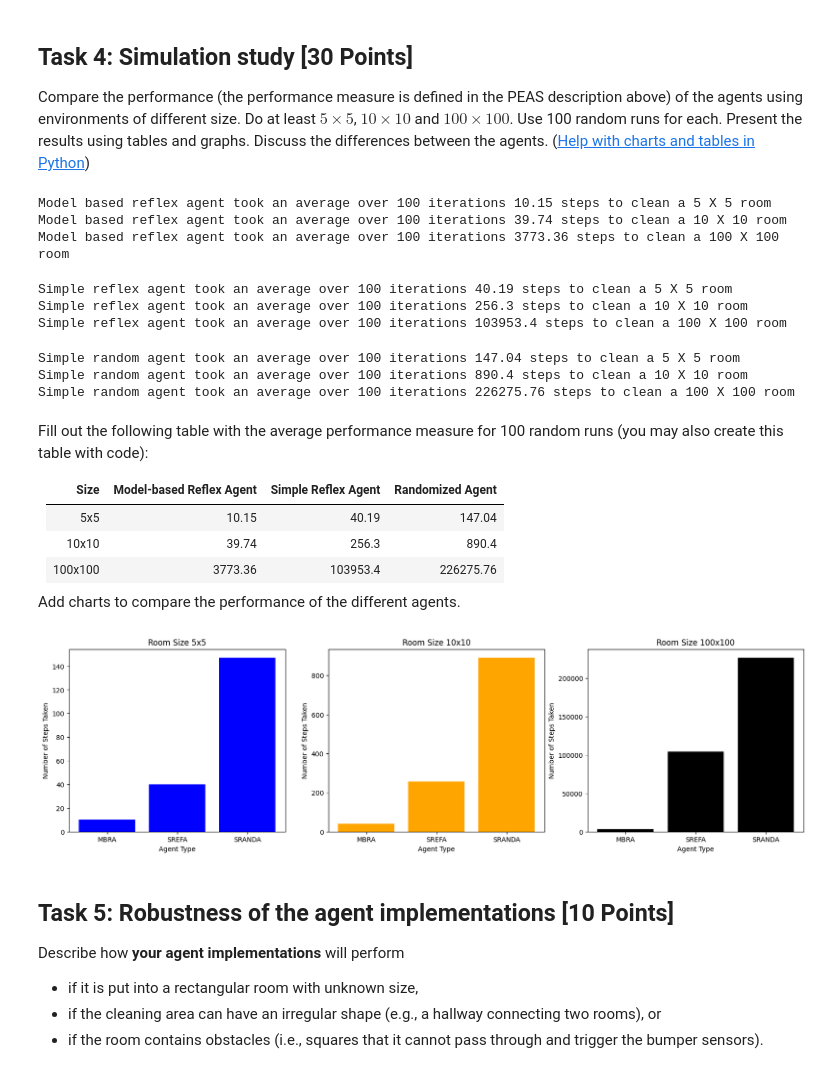
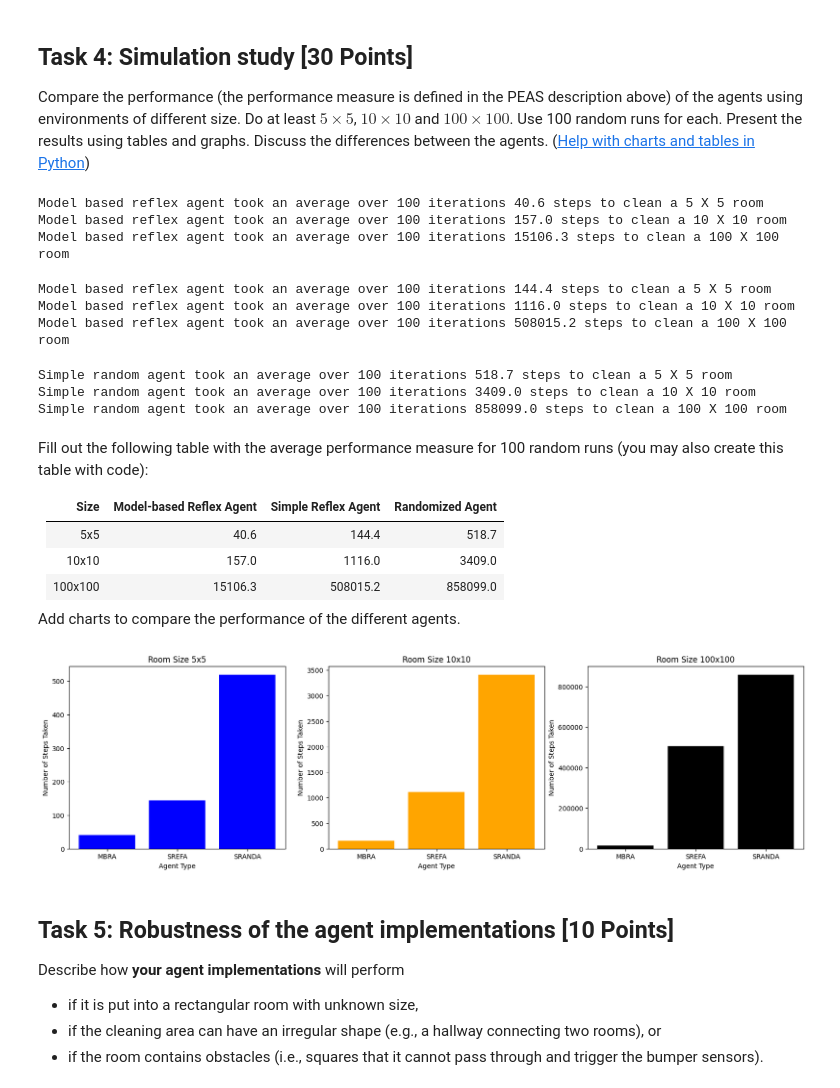
Before and after one commit to JamocaVisions/CodeCursor, a Jupyter notebook: Agents/robot_vacuum.ipynb, the cells around one changed output. Saved outputs shown, nothing was run; the diff lists cells and outputs as text; code cells hidden in the pictures.

```diff
--- a/Agents/robot_vacuum.ipynb
+++ b/Agents/robot_vacuum.ipynb
@@ -343,13 +341,13 @@ for i in range(len(runs)):
     agent = Agent()
     model_avg = model_avg + environment(model_based_agent,runs[i])
 
-  print(f"Model based reflex agent took an average over 100 iterations {model_avg/100} steps to clean a {runs[i]} X {runs[i]} room ")
+  print(f"Model based reflex agent took an average over 100 iterations {round(model_avg/100,1)} steps to clean a {runs[i]} X {runs[i]} room ")
 
   model_avg = 0
 # %% [output]
-Model based reflex agent took an average over 100 iterations 10.15 steps to clean a 5 X 5 room
-Model based reflex agent took an average over 100 iterations 39.74 steps to clean a 10 X 10 room
-Model based reflex agent took an average over 100 iterations 3773.36 steps to clean a 100 X 100 room
+Model based reflex agent took an average over 100 iterations 40.6 steps to clean a 5 X 5 room
+Model based reflex agent took an average over 100 iterations 157.0 steps to clean a 10 X 10 room
+Model based reflex agent took an average over 100 iterations 15106.3 steps to clean a 100 X 100 room
 # %%
 runs = [5,10,100]
 
@@ -361,13 +359,12 @@ for i in range(len(runs)):
 
     reflex_avg = reflex_avg + environment(simple_reflex_agent,runs[i])
 
-  print(f"Simple reflex agent took an average over 100 iterations {reflex_avg/100} steps to clean a {runs[i]} X {runs[i]} room ")
-
+  print(f"Model based reflex agent took an average over 100 iterations {round(reflex_avg/100,1)} steps to clean a {runs[i]} X {runs[i]} room ")
   reflex_avg = 0
 # %% [output]
-Simple reflex agent took an average over 100 iterations 40.19 steps to clean a 5 X 5 room
-Simple reflex agent took an average over 100 iterations 256.3 steps to clean a 10 X 10 room
-Simple reflex agent took an average over 100 iterations 103953.4 steps to clean a 100 X 100 room
+Model based reflex agent took an average over 100 iterations 144.4 steps to clean a 5 X 5 room
+Model based reflex agent took an average over 100 iterations 1116.0 steps to clean a 10 X 10 room
+Model based reflex agent took an average over 100 iterations 508015.2 steps to clean a 100 X 100 room
 # %%
 runs = [5,10,100]
 
@@ -375,62 +372,62 @@ random_avg = 0
 
 for i in range(len(runs)):
 
-  for j in range(100):
+  for j in range(3):
 
     random_avg = random_avg + environment(simple_randomized_agent,runs[i])
 
-  print(f"Simple random agent took an average over 100 iterations {random_avg/100} steps to clean a {runs[i]} X {runs[i]} room ")
+  print(f"Simple random agent took an average over 100 iterations {round(random_avg/3,1)} steps to clean a {runs[i]} X {runs[i]} room ")
 
   random_avg = 0
 # %% [output]
-Simple random agent took an average over 100 iterations 147.04 steps to clean a 5 X 5 room
-Simple random agent took an average over 100 iterations 890.4 steps to clean a 10 X 10 room
-Simple random agent took an average over 100 iterations 226275.76 steps to clean a 100 X 100 room
+Simple random agent took an average over 100 iterations 518.7 steps to clean a 5 X 5 room
+Simple random agent took an average over 100 iterations 3409.0 steps to clean a 10 X 10 room
+Simple random agent took an average over 100 iterations 858099.0 steps to clean a 100 X 100 room
 # %% [markdown]
 Fill out the following table with the average performance measure for 100 random runs (you may also create this table with code):
 
 | Size     | Model-based Reflex Agent | Simple Reflex Agent | Randomized Agent |
 |----------|------------------|---------------------|--------------------------|
-| 5x5     |10.15|40.19|147.04|
-| 10x10   | 39.74|256.3|890.4|
-| 100x100 | 3773.36|103953.4|226275.76|
+| 5x5     |40.6|144.4|518.7|
+| 10x10   | 157.0|1116.0|3409.0|
+| 100x100 | 15106.3|508015.2|858099.0|
 
 Add charts to compare the performance of the different agents.
 # %%
 
 import pandas as pd
 import matplotlib
 import matplotlib.pyplot as plt
 
 categories = ['MBRA','SREFA', 'SRANDA']
-values5x5 = [10.15,40.19,147.04]
-values10x10 = [39.74, 256.3, 890.4]
-values100x100 = [3773.36,103953.4,226275.76]
+values5x5 = [40.6,144.4,518.7]
+values10x10 = [157.0, 1116.0, 3409.0]
+values100x100 = [15106.3,508015.2,858099.0]
 
 plt.figure(figsize=(20,5))
 # First chart (Bar chart)
 plt.subplot(1, 3, 1)  # (rows, columns, index)
 plt.bar(categories, values5x5, color='blue')
 plt.title("Room Size 5x5")
 plt.xlabel('Agent Type')
 plt.ylabel('Number of Steps Taken')
 # First chart (Bar chart)
 plt.subplot(1, 3, 2)  # (rows, columns, index)
 plt.bar(categories, values10x10, color='orange')
 plt.title("Room Size 10x10")
 plt.xlabel('Agent Type')
 plt.ylabel('Number of Steps Taken')
 # First chart (Bar chart)
 plt.subplot(1, 3, 3)  # (rows, columns, index)
 plt.bar(categories, values100x100, color='black')
 plt.title("Room Size 100x100")
 plt.xlabel('Agent Type')
 plt.ylabel('Number of Steps Taken')
 
 
 plt.show()
 # %% [output]
-[figure, old version]
+[figure, new version]
 # %% [markdown]
 ## Task 5: Robustness of the agent implementations [10 Points]
 
```
Also changed, not shown: parts of 12 cells of this notebook.
